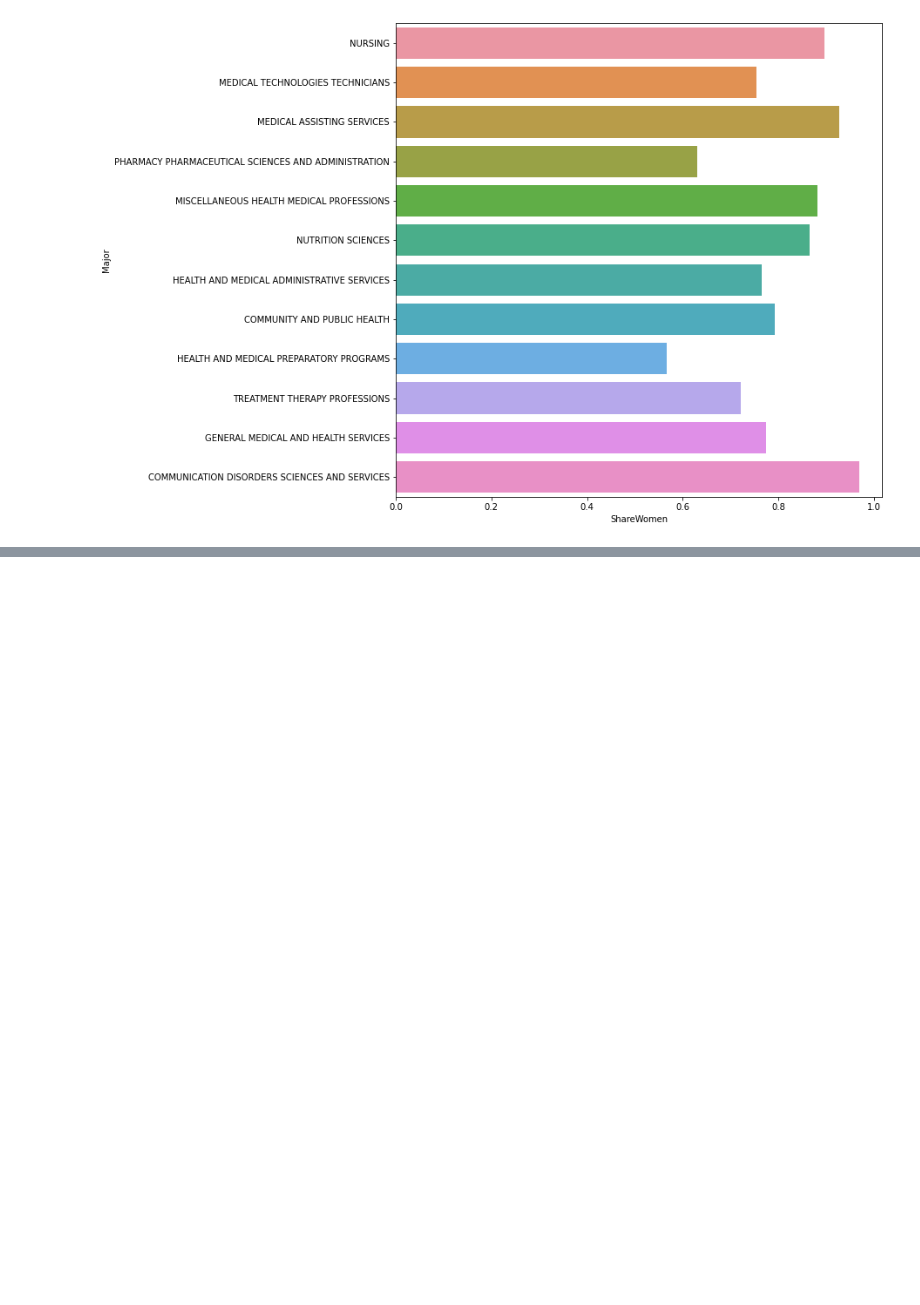
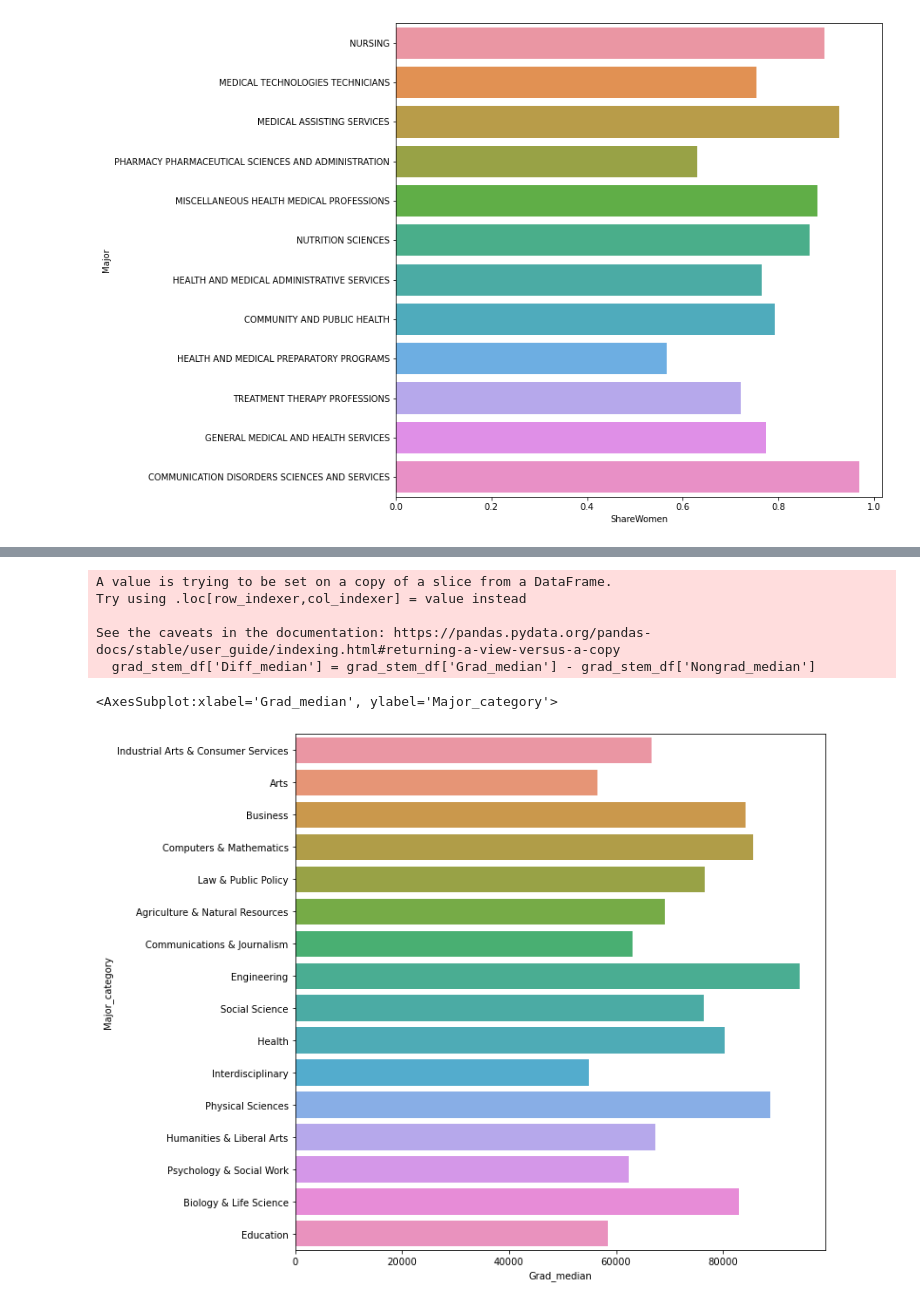
Before and after one commit to jhaarala23/dasc2103project, a Jupyter notebook: analysis_for_project.ipynb, the cells around one changed output, grey strips where cells are left out. Saved outputs shown, nothing was run; the diff lists cells and outputs as text; code cells hidden in the pictures; blank space fills up the shorter version.

Commit message:
grad analysis

```diff
--- a/analysis_for_project.ipynb
+++ b/analysis_for_project.ipynb
@@ -121,3 +121,7 @@ sns.barplot(x = 'ShareWomen', y = 'Major', data = majors_health, orient = 'h', c
 # %% [output]
 <AxesSubplot:xlabel='ShareWomen', ylabel='Major'>
 [figure]
+# %%
+grad_df = pd.read_csv('college-majors/grad-students.csv')
+grad_stem_df = grad_df[grad_df['Major_category'].isin(stem)]
+grad_stem_df.head()
@@ -123,0 +136,15 @@ sns.barplot(x = 'ShareWomen', y = 'Major', data = majors_health, orient = 'h', c
+# %%
+grad_stem_df['Diff_median'] = grad_stem_df['Grad_median'] - grad_stem_df['Nongrad_median']
+grad_df['Diff_median'] = grad_df['Grad_median'] - grad_df['Nongrad_median']
+# %% [output]
+A value is trying to be set on a copy of a slice from a DataFrame.
+Try using .loc[row_indexer,col_indexer] = value instead
+
+See the caveats in the documentation: https://pandas.pydata.org/pandas-docs/stable/user_guide/indexing.html#returning-a-view-versus-a-copy
+  grad_stem_df['Diff_median'] = grad_stem_df['Grad_median'] - grad_stem_df['Nongrad_median']
+# %%
+plt.figure(figsize=(10, 10))
+sns.barplot(x = 'Grad_median', y = 'Major_category', data = grad_df, orient = 'h', ci = None)
+# %% [output]
+<AxesSubplot:xlabel='Grad_median', ylabel='Major_category'>
+[figure, added]
```
Also changed, not shown: parts of 4 cells of this notebook.
